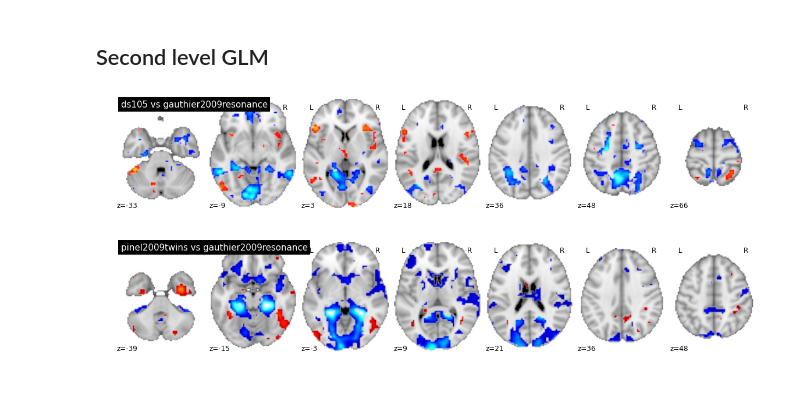
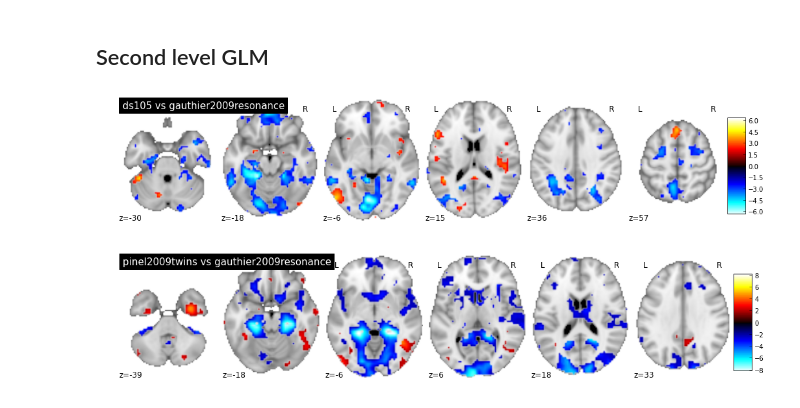
Before and after one commit to schwarty/contrasts_repr, a Jupyter notebook: face_vs_place.ipynb, the cells around one changed output. Saved outputs shown, nothing was run; the diff lists cells and outputs as text; code cells hidden in the pictures.

Commit message:
added colorbars

```diff
--- a/face_vs_place.ipynb
+++ b/face_vs_place.ipynb
@@ -45,10 +45,18 @@ def plot_niimg(niimg, title, percentile=90, cut_coords='auto', figure=None, ax=N
     vmax = np.max(np.abs(data))
     percentile = np.percentile(data, percentile)
     niimg.to_filename('%s.nii.gz' % title.replace(' ', '_'))
-    return plot_map(data, affine, axes=ax, figure=figure,
-                    cut_coords=cut_coords, slicer=slicer,
-                    vmin=-vmax, vmax=vmax, cmap=cm.cold_hot,
-                    title=title, threshold=percentile)
+    slicer_ = plot_map(data, affine, axes=ax, figure=figure,
+                       cut_coords=cut_coords, slicer=slicer,
+                       vmin=-vmax, vmax=vmax, cmap=cm.cold_hot,
+                       title=title, threshold=percentile)
+
+    if slicer == 'z':
+        slicer = sorted(slicer_.axes.keys())[-1]
+    elif slicer == 'ortho':
+        slicer = 'z'
+    cax = slicer_.axes[slicer].ax.get_figure().add_axes([0.999, 0.05, 0.03, 0.8])
+    pl.colorbar(slicer_.axes[slicer].ax.images[1], cax=cax)
+    return slicer
 # %% [markdown]
 ## Reverse inference
 # %% [markdown]
@@ -148,13 +156,13 @@ X[:, -1] = 0
 # %%
 glm = GeneralLinearModel(X)
 glm.fit(Y, model='ols')
 
 for i, study_id in enumerate(studies[:-1]):
     con_val = np.zeros(len(studies))
     con_val[i] = 1
     contrast = glm.contrast(con_val, contrast_type='t')
     z_map = masker.inverse_transform(contrast.z_score());
-    plot_niimg(z_map, '%s vs %s' % (study_id, studies[-1]), percentile=99, cut_coords=7);
+    plot_niimg(z_map, '%s vs %s' % (study_id, studies[-1]), percentile=99, cut_coords=6);
 # %% [output]
-[figure, old version]
+[figure, new version]
-[figure, old version]
+[figure, new version]
```
Also changed, not shown: parts of 2 cells of this notebook.
